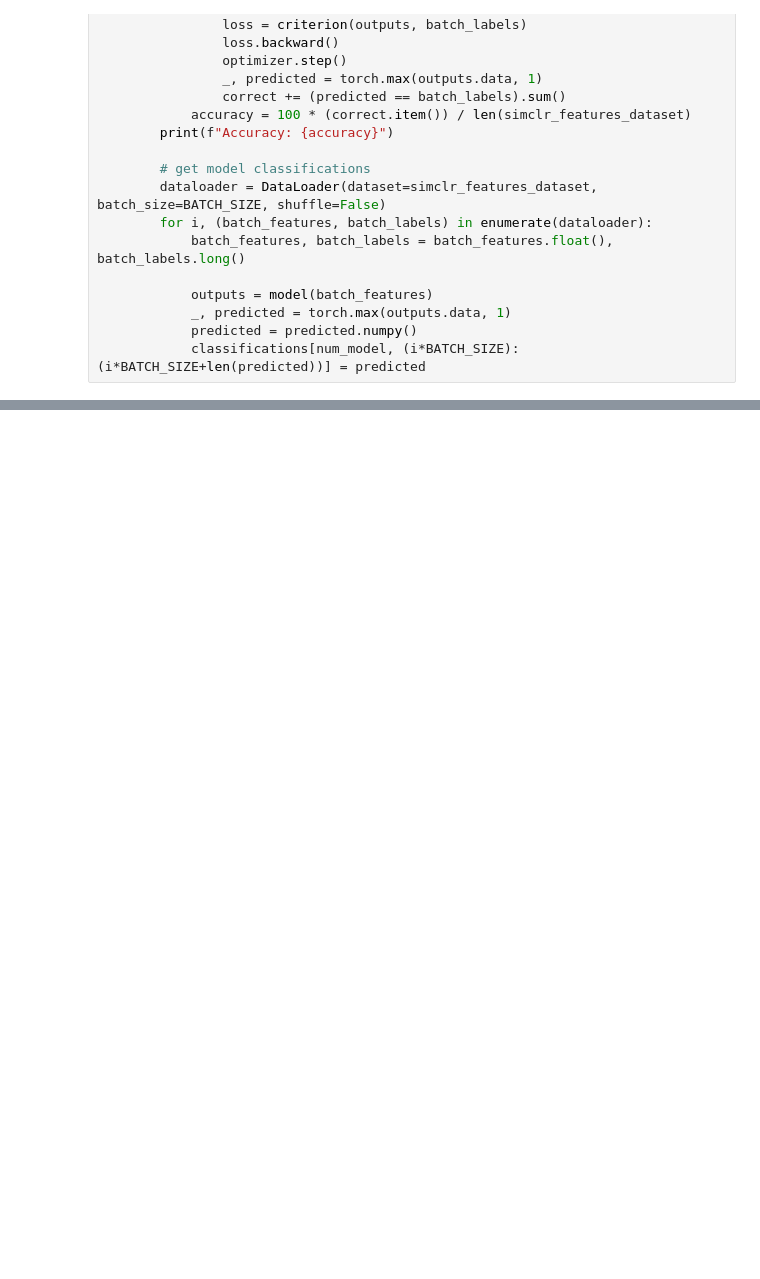
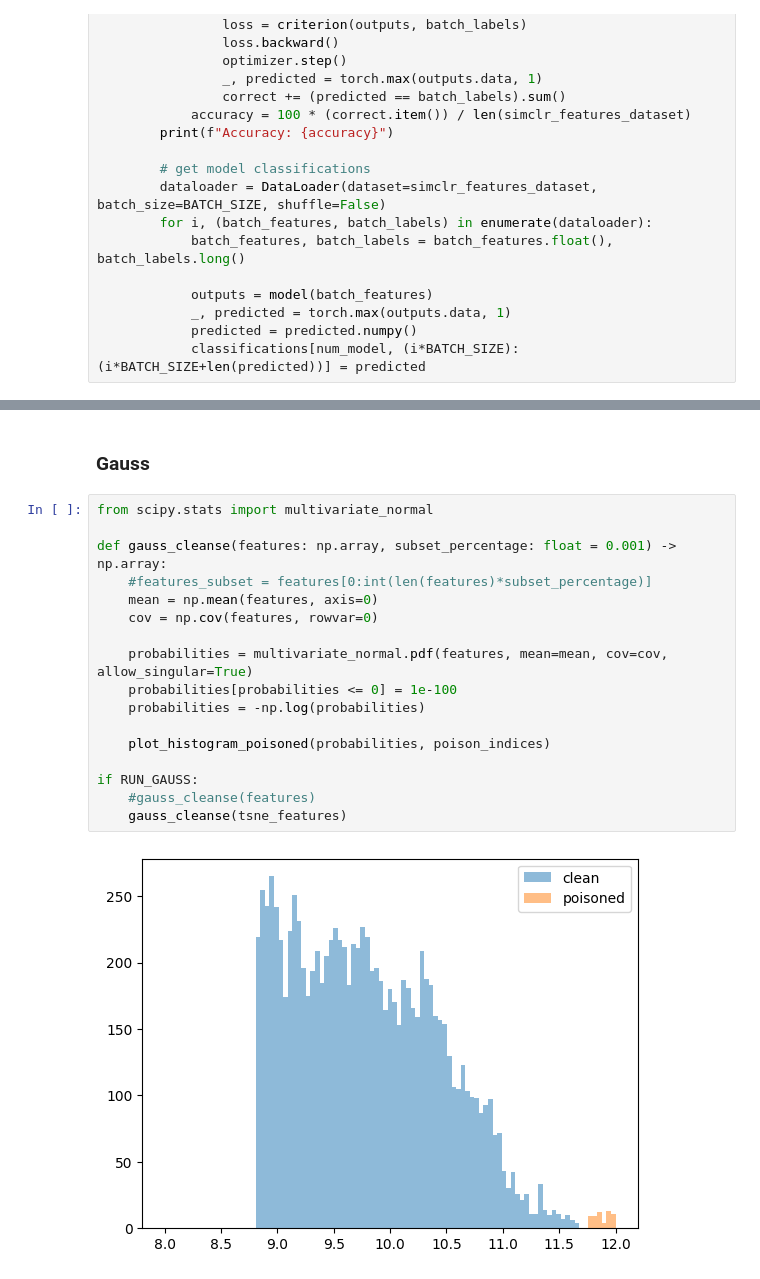
Before and after one commit to LukaD00/selfsupervised-cleanse, a Jupyter notebook: cleanse.ipynb, the cells around one changed output, grey strips where cells are left out. Cells and saved outputs as stored; diff of their text form; blank space fills up the shorter version.

```diff
--- a/cleanse.ipynb
+++ b/cleanse.ipynb
@@ -515,0 +488,21 @@ NameError: name 'KNeighborsClassifier' is not defined
+# %% [markdown]
+### Gauss
+# %%
+from scipy.stats import multivariate_normal
+
+def gauss_cleanse(features: np.array, subset_percentage: float = 0.001) -> np.array:
+    #features_subset = features[0:int(len(features)*subset_percentage)]
+    mean = np.mean(features, axis=0)
+    cov = np.cov(features, rowvar=0)
+
+    probabilities = multivariate_normal.pdf(features, mean=mean, cov=cov, allow_singular=True)
+    probabilities[probabilities <= 0] = 1e-100
+    probabilities = -np.log(probabilities)
+
+    plot_histogram_poisoned(probabilities, poison_indices)
+
+if RUN_GAUSS:
+    #gauss_cleanse(features)
+    gauss_cleanse(tsne_features)
+# %% [output]
+[figure, added]
```
Also changed, not shown: parts of 27 cells of this notebook, 4 other files.
